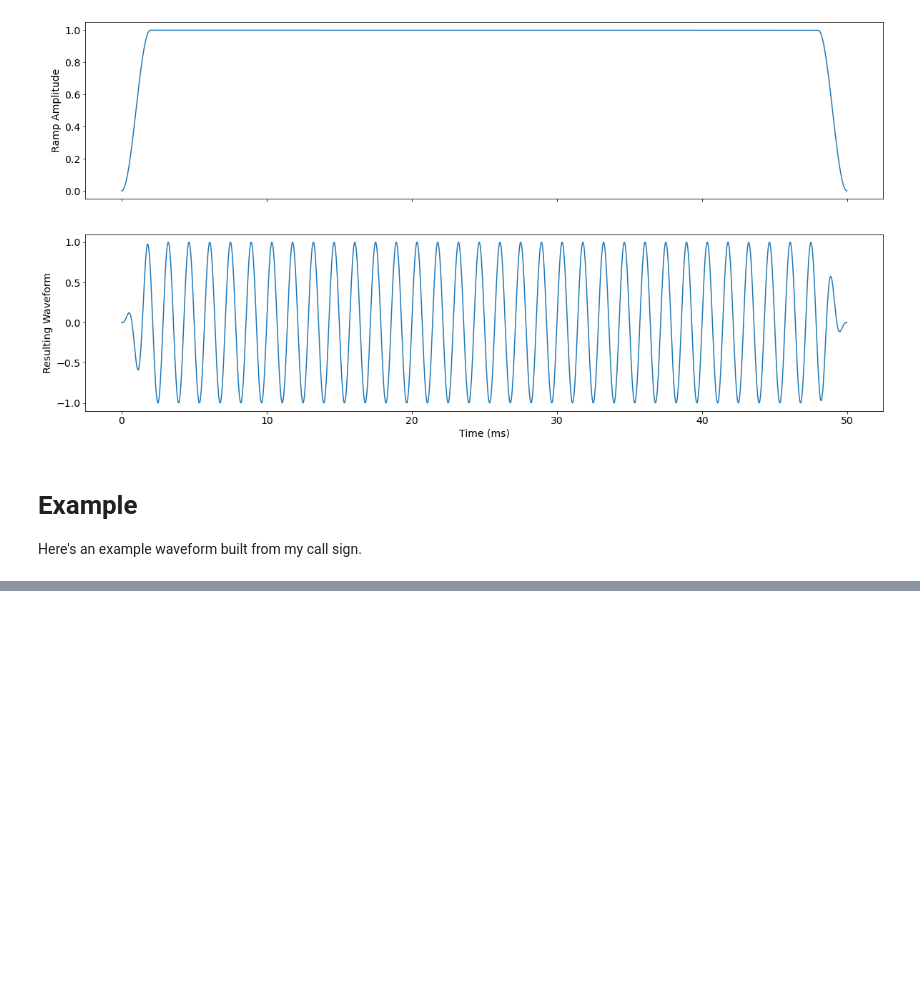
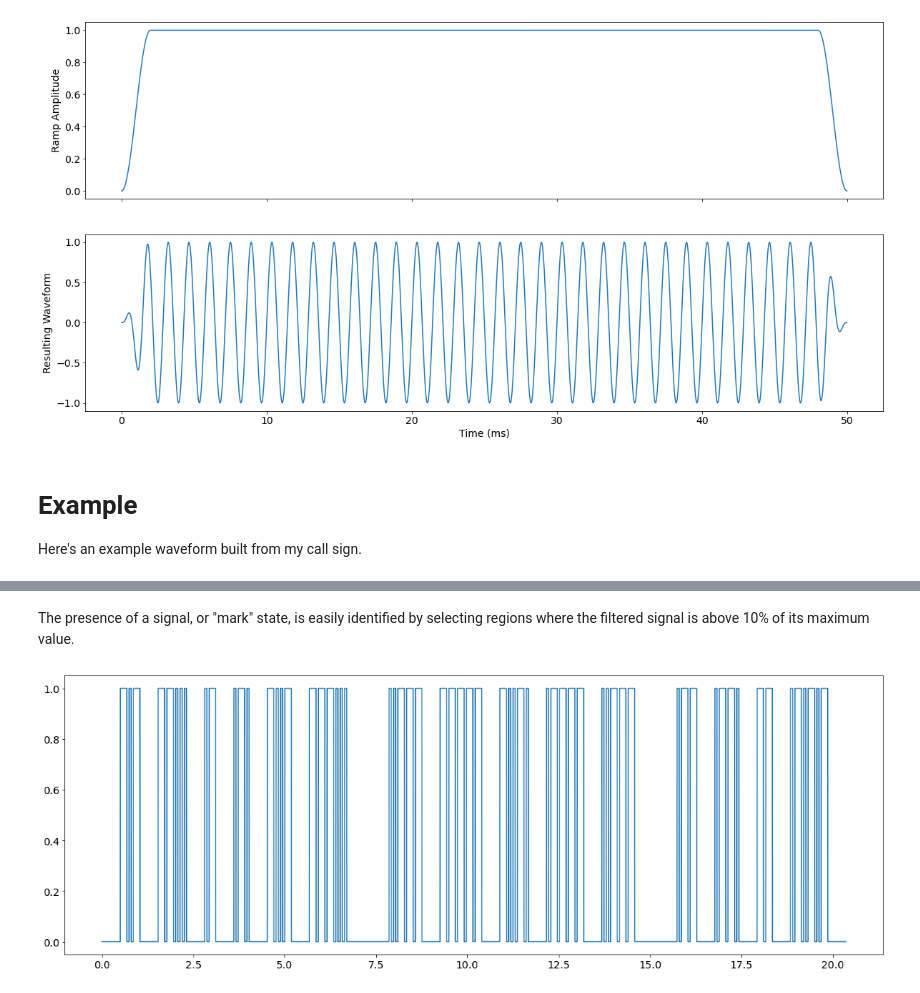
Before and after one commit to k7arx/modulation, a Jupyter notebook: MORSE/Morse.ipynb, the cells around one changed output, grey strips where cells are left out. Drawn from its saved outputs; the diff is of its cells as text; code cells hidden in the pictures; blank space fills up the shorter version.

```diff
--- a/MORSE/Morse.ipynb
+++ b/MORSE/Morse.ipynb
@@ -196,0 +197,9 @@ plt.plot(time,binary);
+# %% [markdown]
+The presence of a signal, or "mark" state, is easily identified by selecting regions where the filtered signal is above 10% of its maximum value.
+# %%
+binary = (filtered>0.1*filtered.max()).astype(int)
+
+plt.figure(figsize=(20,7))
+plt.plot(time,binary);
+# %% [output]
+[figure, added]
```
Also changed, not shown: parts of 9 cells of this notebook, 1 other file.
